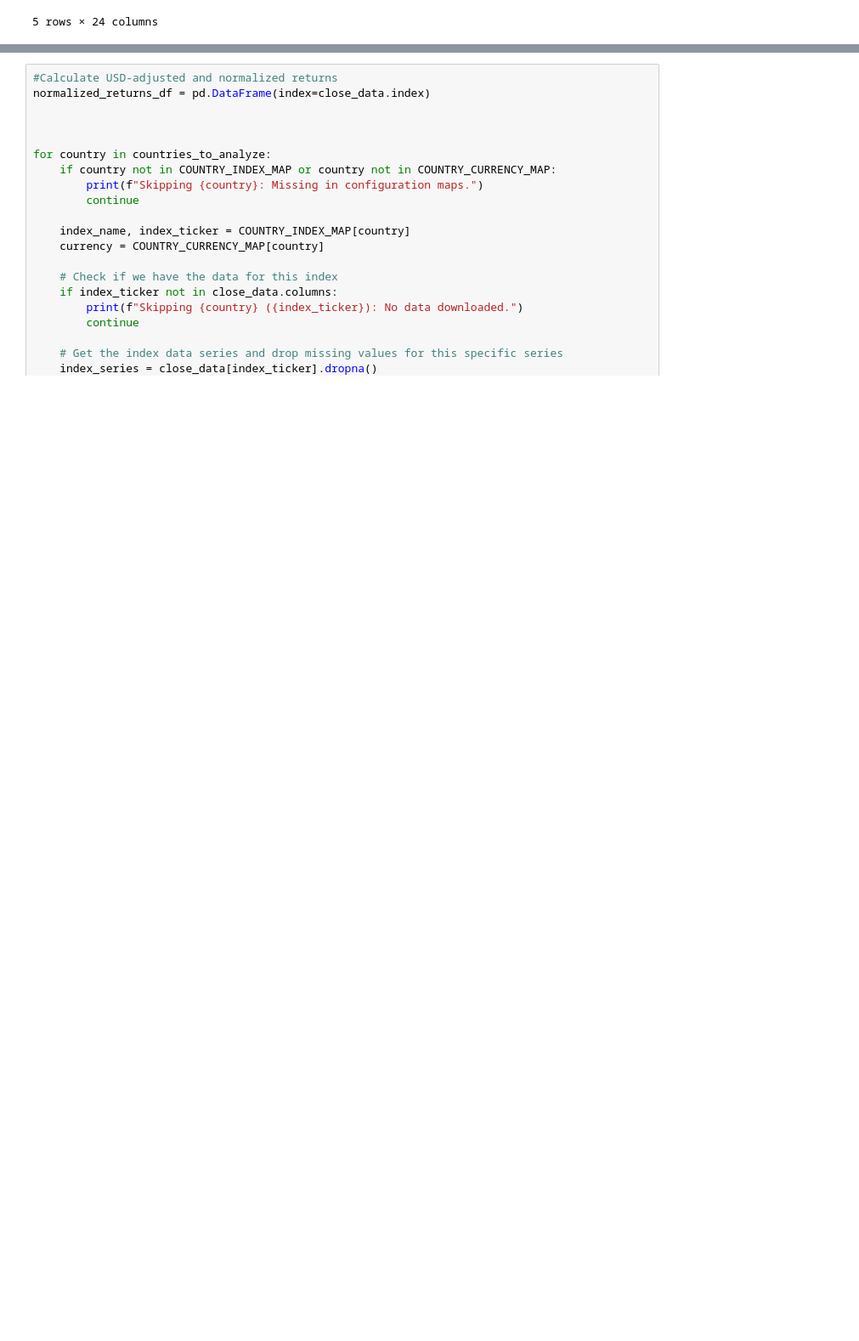
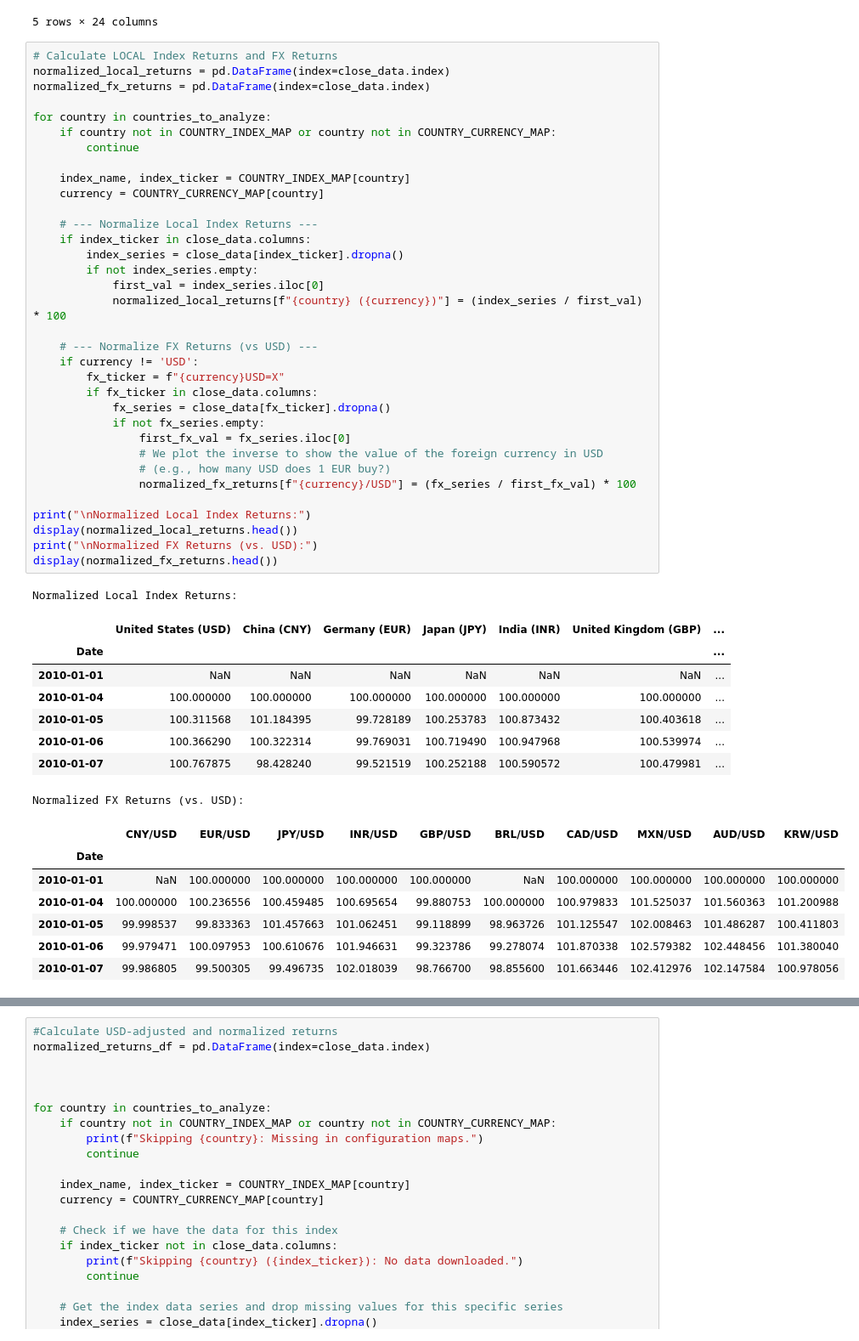
Before and after one commit to AnslemDCunha/Global-Index-Returns-in-USD-A-Currency-Adjusted-Comparison, a Jupyter notebook: Global_Index_Returns_Currency_Adjusted_Comparison.ipynb, the cells around one changed output, grey strips where cells are left out. Shown at 85% size. Drawn from its saved outputs; the diff is of its cells as text; blank space fills up the shorter version.

```diff
--- a/Global_Index_Returns_Currency_Adjusted_Comparison.ipynb
+++ b/Global_Index_Returns_Currency_Adjusted_Comparison.ipynb
@@ -178,3 +176,54 @@ Successfully downloaded data. Shape of the closing price DataFrame: (4022, 24)
 | 2010-01-06 | 3254.215088 | 0.920471 | 0.577534 | 0.969086 | 0.146664 | 1.440403 | 23622.0 | 1.602384 | 0.021872 | 0.010828 | ... |
 | 2010-01-07 | 3192.775879 | 0.917768 | 0.575076 | 0.967118 | 0.146675 | 1.431803 | 23709.0 | 1.593397 | 0.021888 | 0.010708 | ... |
 5 rows × 24 columns
+# %%
+# Calculate LOCAL Index Returns and FX Returns
+normalized_local_returns = pd.DataFrame(index=close_data.index)
+normalized_fx_returns = pd.DataFrame(index=close_data.index)
+
+for country in countries_to_analyze:
+    if country not in COUNTRY_INDEX_MAP or country not in COUNTRY_CURRENCY_MAP:
+        continue
+
+    index_name, index_ticker = COUNTRY_INDEX_MAP[country]
+    currency = COUNTRY_CURRENCY_MAP[country]
+
+    # --- Normalize Local Index Returns ---
+    if index_ticker in close_data.columns:
+        index_series = close_data[index_ticker].dropna()
+        if not index_series.empty:
+            first_val = index_series.iloc[0]
+            normalized_local_returns[f"{country} ({currency})"] = (index_series / first_val) * 100
+
+    # --- Normalize FX Returns (vs USD) ---
+    if currency != 'USD':
+        fx_ticker = f"{currency}USD=X"
+        if fx_ticker in close_data.columns:
+            fx_series = close_data[fx_ticker].dropna()
+            if not fx_series.empty:
+                first_fx_val = fx_series.iloc[0]
+                # We plot the inverse to show the value of the foreign currency in USD
+                # (e.g., how many USD does 1 EUR buy?)
+                normalized_fx_returns[f"{currency}/USD"] = (fx_series / first_fx_val) * 100
+
+print("\nNormalized Local Index Returns:")
+display(normalized_local_returns.head())
+print("\nNormalized FX Returns (vs. USD):")
+display(normalized_fx_returns.head())
+# %% [output]
+Normalized Local Index Returns:
+|  | United States (USD) | China (CNY) | Germany (EUR) | Japan (JPY) | India (INR) | United Kingdom (GBP) | ... |
+| Date |  |  |  |  |  |  | ... |
+| 2010-01-01 | NaN | NaN | NaN | NaN | NaN | NaN | ... |
+| 2010-01-04 | 100.000000 | 100.000000 | 100.000000 | 100.000000 | 100.000000 | 100.000000 | ... |
+| 2010-01-05 | 100.311568 | 101.184395 | 99.728189 | 100.253783 | 100.873432 | 100.403618 | ... |
+| 2010-01-06 | 100.366290 | 100.322314 | 99.769031 | 100.719490 | 100.947968 | 100.539974 | ... |
+| 2010-01-07 | 100.767875 | 98.428240 | 99.521519 | 100.252188 | 100.590572 | 100.479981 | ... |
+Normalized FX Returns (vs. USD):
+|  | CNY/USD | EUR/USD | JPY/USD | INR/USD | GBP/USD | BRL/USD | CAD/USD | MXN/USD | AUD/USD | KRW/USD |
+| Date |  |  |  |  |  |  |  |  |  |  |
+| 2010-01-01 | NaN | 100.000000 | 100.000000 | 100.000000 | 100.000000 | NaN | 100.000000 | 100.000000 | 100.000000 | 100.000000 |
+| 2010-01-04 | 100.000000 | 100.236556 | 100.459485 | 100.695654 | 99.880753 | 100.000000 | 100.979833 | 101.525037 | 101.560363 | 101.200988 |
+| 2010-01-05 | 99.998537 | 99.833363 | 101.457663 | 101.062451 | 99.118899 | 98.963726 | 101.125547 | 102.008463 | 101.486287 | 100.411803 |
+| 2010-01-06 | 99.979471 | 100.097953 | 100.610676 | 101.946631 | 99.323786 | 99.278074 | 101.870338 | 102.579382 | 102.448456 | 101.380040 |
+| 2010-01-07 | 99.986805 | 99.500305 | 99.496735 | 102.018039 | 98.766700 | 98.855600 | 101.663446 | 102.412976 | 102.147584 | 100.978056 |
```
Also changed, not shown: parts of 4 cells of this notebook.
